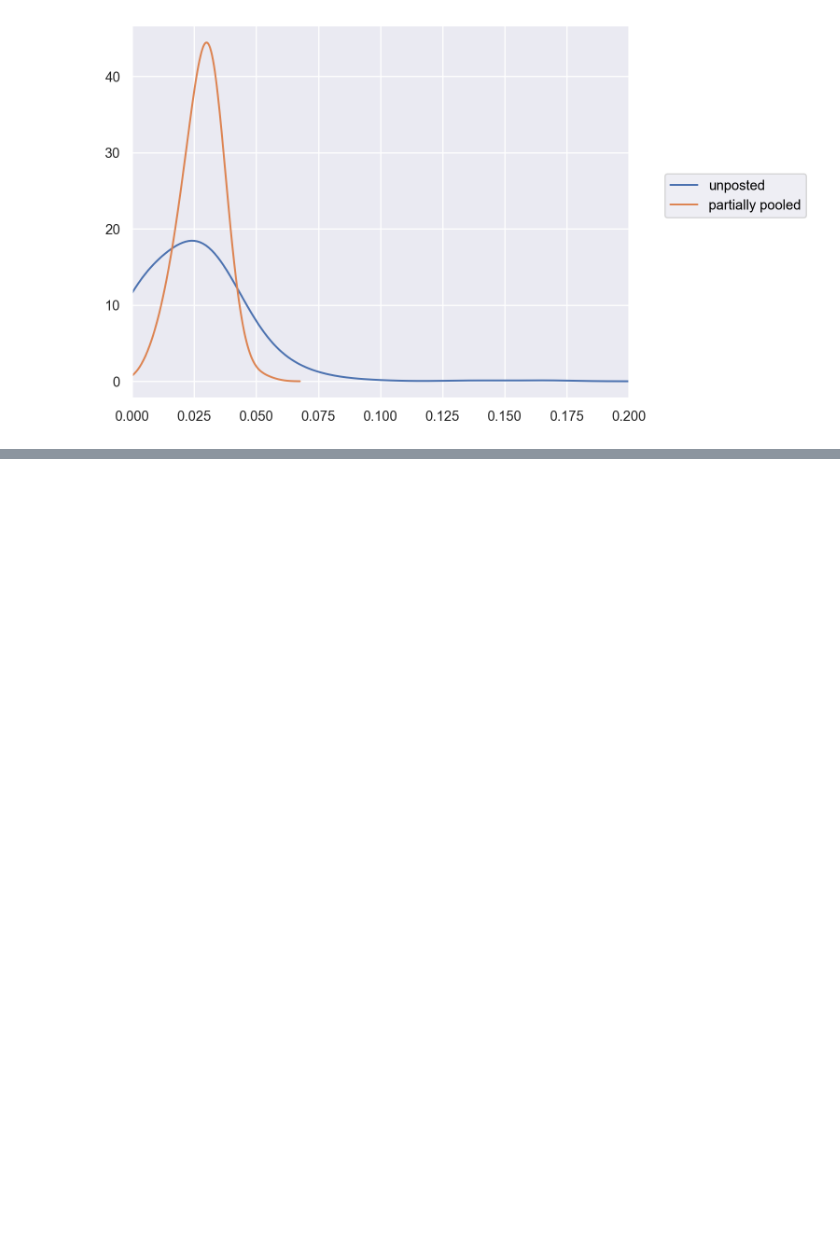
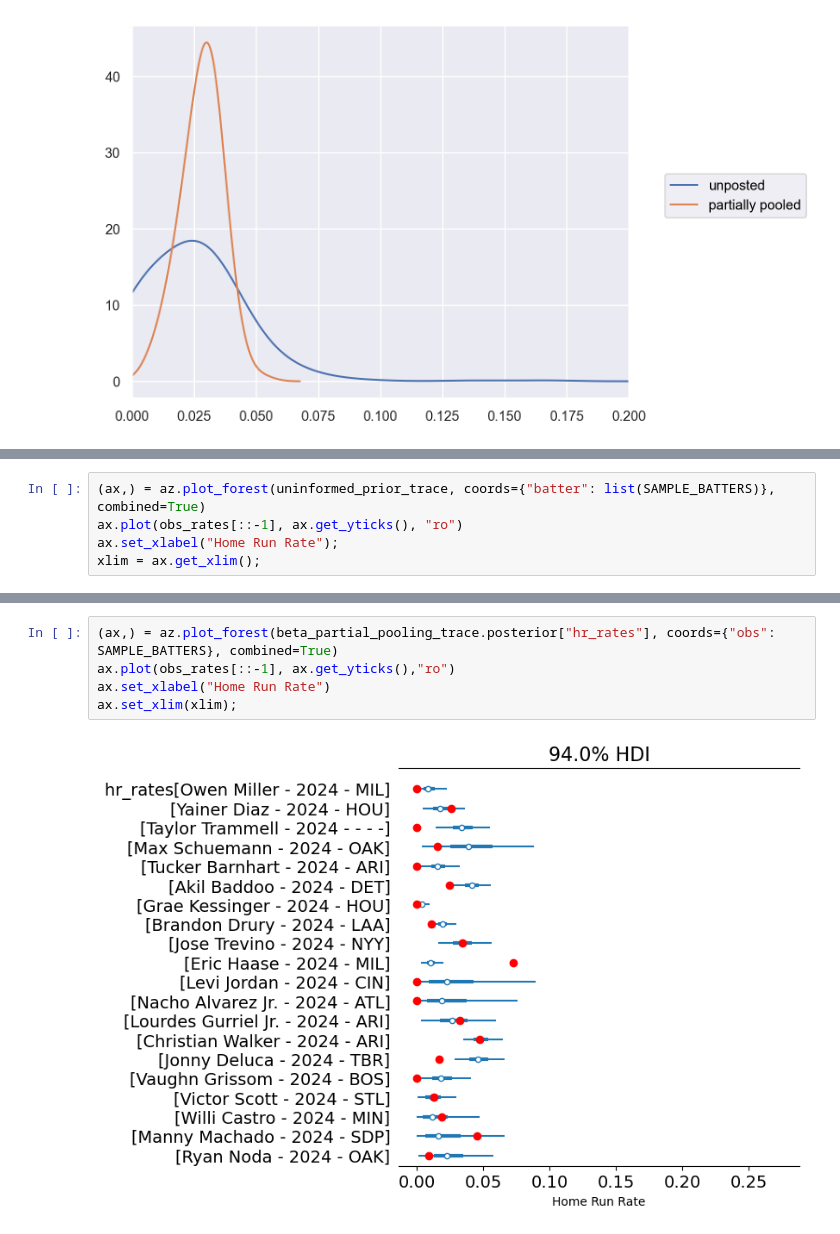
Before and after one commit to jvminkim/hitting-25, a Jupyter notebook: scripts/baseline_models.ipynb, the cells around one changed output, grey strips where cells are left out. Drawn from its saved outputs; the diff is of its cells as text; blank space fills up the shorter version.

```diff
--- a/scripts/baseline_models.ipynb
+++ b/scripts/baseline_models.ipynb
@@ -300,0 +430,5 @@ $$
+# %%
+(ax,) = az.plot_forest(uninformed_prior_trace, coords={"batter": list(SAMPLE_BATTERS)}, combined=True)
+ax.plot(obs_rates[::-1], ax.get_yticks(), "ro")
+ax.set_xlabel("Home Run Rate");
+xlim = ax.get_xlim();
@@ -300,0 +437,7 @@ $$
+# %%
+(ax,) = az.plot_forest(beta_partial_pooling_trace.posterior["hr_rates"], coords={"obs": SAMPLE_BATTERS}, combined=True)
+ax.plot(obs_rates[::-1], ax.get_yticks(),"ro")
+ax.set_xlabel("Home Run Rate")
+ax.set_xlim(xlim);
+# %% [output]
+[figure, added]
```
Also changed, not shown: parts of 26 cells of this notebook.
